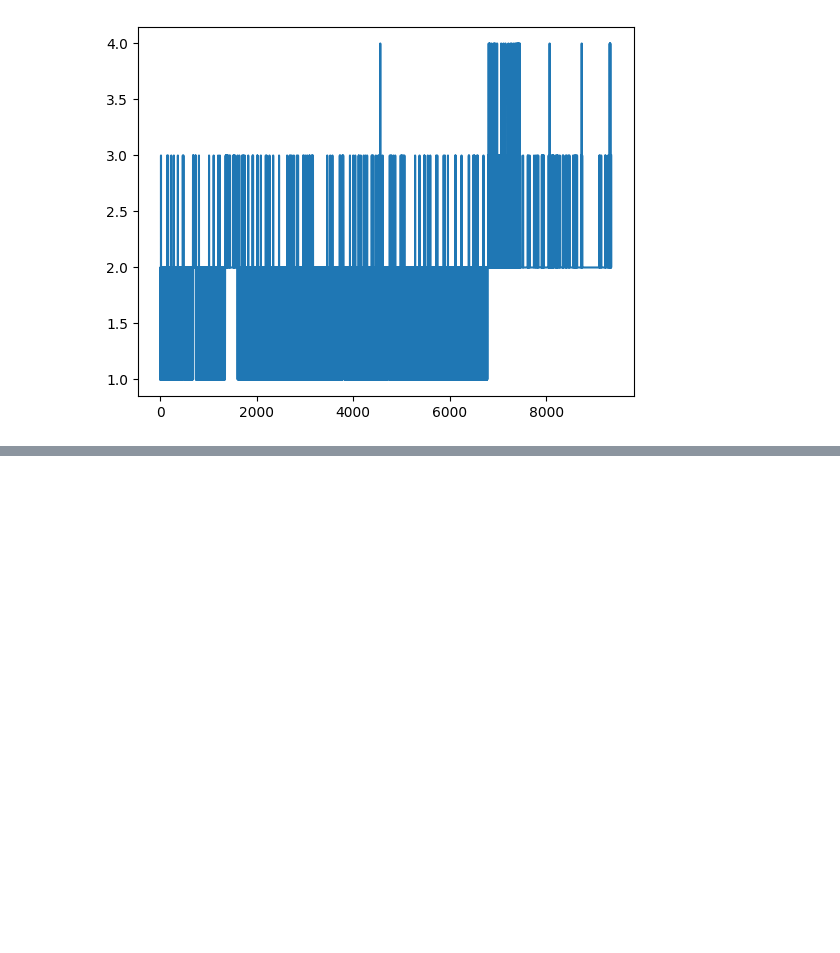
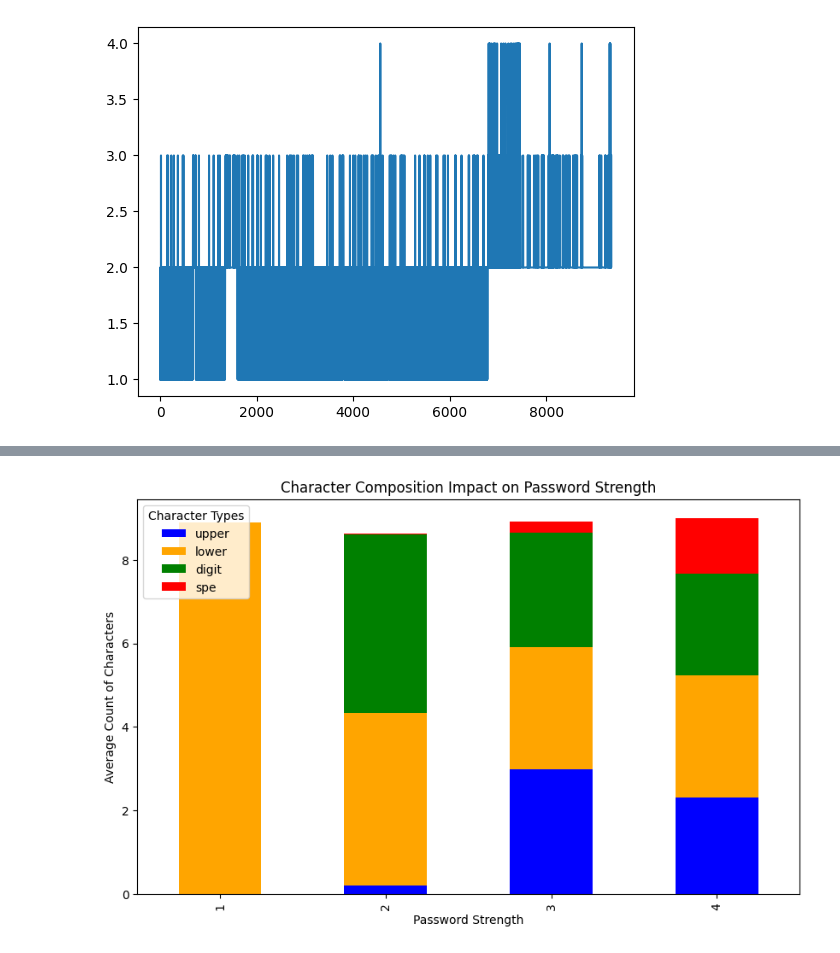
Before and after one commit to ValerieLav/SI-Gestion-et-Analyse-MDP, a Jupyter notebook: net.ipynb, the cells around one changed output, grey strips where cells are left out. Cells and saved outputs as stored; diff of their text form; code cells hidden in the pictures; blank space fills up the shorter version.

```diff
--- a/net.ipynb
+++ b/net.ipynb
@@ -315,0 +365,13 @@ dff2['strength'].astype(int).plot()
+# %%
+# Prepare data for a stacked bar chart
+dff2_grouped = dff2.groupby('strength').mean(numeric_only='true')[['upper', 'lower', 'digit', 'spe']]
+
+# Plot the stacked bar chart
+dff2_grouped.plot(kind='bar', stacked=True, figsize=(10, 6), color=['blue', 'orange', 'green', 'red'])
+plt.title('Character Composition Impact on Password Strength')
+plt.xlabel('Password Strength')
+plt.ylabel('Average Count of Characters')
+plt.legend(title='Character Types', loc='upper left')
+plt.show()
+# %% [output]
+[figure, added]
```
Also changed, not shown: parts of 7 cells of this notebook, 1 other file.
